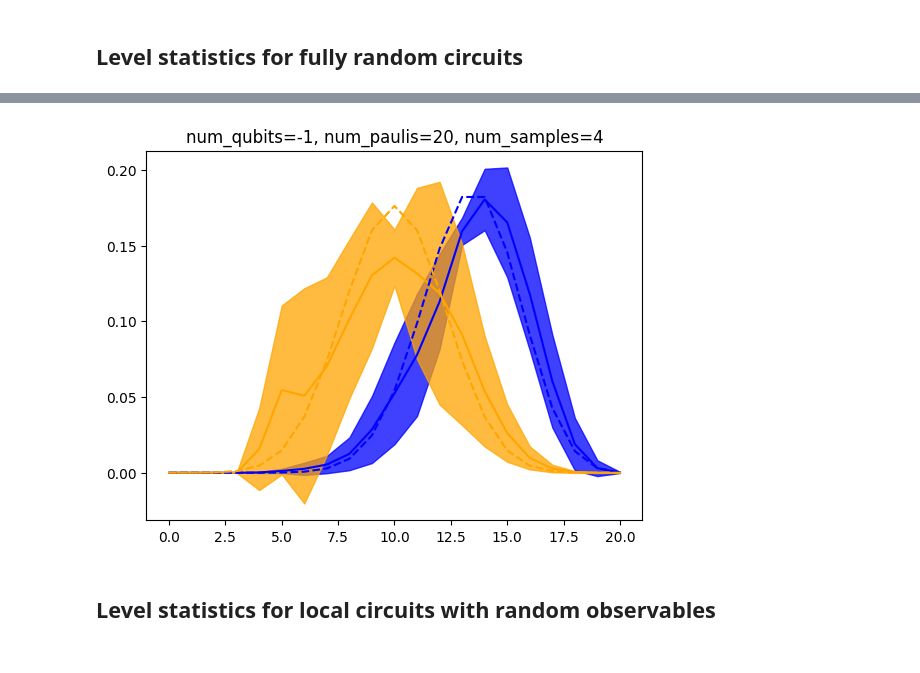
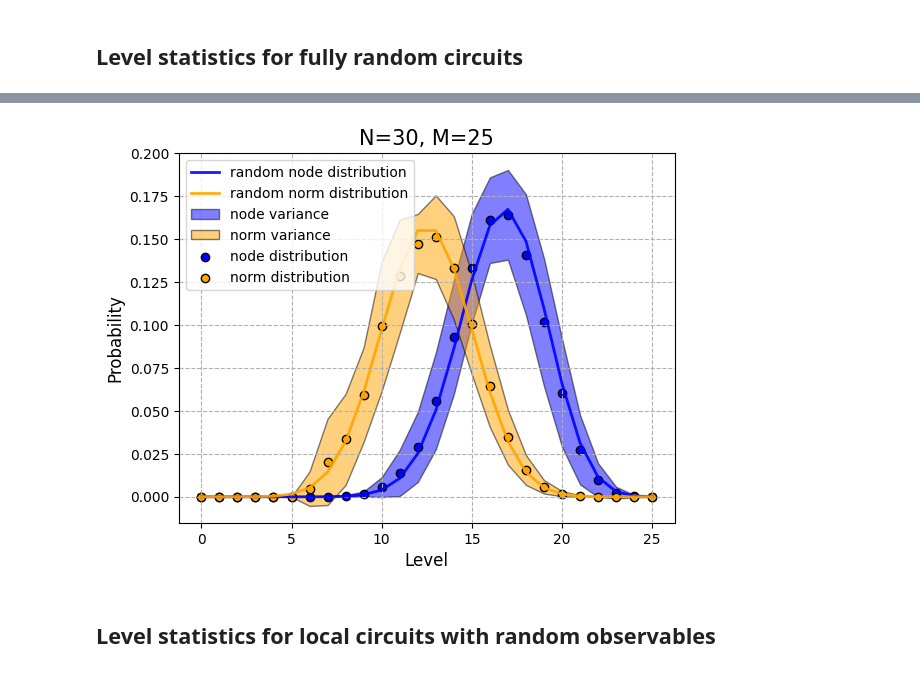
Before and after one commit to idnm/FourierVQA, a Jupyter notebook: experiments.ipynb, the cells around one changed output, grey strips where cells are left out. Saved outputs shown, nothing was run; the diff lists cells and outputs as text; code cells hidden in the pictures.

```diff
--- a/experiments.ipynb
+++ b/experiments.ipynb
@@ -296,3 +257,21 @@ def plot_node_stats(all_node_samples, plot_random=True, num_qubits=-1):
 # Random circuits
 # %% [markdown]
 ## Level statistics for fully random circuits
+# %%
+np.random.seed(1)
+
+num_qubits = 5
+num_paulis = 27
+num_samples = 10
+
+pauli_seeds = np.random.randint(0, 2**32-1, (num_samples, num_paulis))
+observable_seeds = np.random.randint(0, 2**32-1, num_samples)
+
+paulis = [[random_pauli(num_qubits, seed) for seed in seeds_row] for seeds_row in pauli_seeds]
+observables = [random_pauli(num_qubits, seed) for seed in observable_seeds]
+
+pauli_circuits = [PauliCircuit(p) for p in paulis]
+fourier_computations = [FourierComputation(pauli_circuit, observable) for pauli_circuit, observable in zip(pauli_circuits, observables)]
+
+for fourier_computation in tqdm(fourier_computations):
+    fourier_computation.run(check_admissible=False, verbose=False)
@@ -299,9 +310,9 @@ def plot_node_stats(all_node_samples, plot_random=True, num_qubits=-1):
 # %%
-np.random.seed(0)
+np.random.seed(1)
 
-num_qubits = 15
-num_paulis = 20
-num_samples = 4
+num_qubits = 30
+num_paulis = 25
+num_samples = 20
 
 pauli_seeds = np.random.randint(0, 2**32-1, (num_samples, num_paulis))
 observable_seeds = np.random.randint(0, 2**32-1, num_samples)
@@ -312,13 +323,15 @@ observables = [random_pauli(num_qubits, seed) for seed in observable_seeds]
 pauli_circuits = [PauliCircuit(p) for p in paulis]
 fourier_computations = [FourierComputation(pauli_circuit, observable) for pauli_circuit, observable in zip(pauli_circuits, observables)]
 
-for fourier_computation in fourier_computations:
+for fourier_computation in tqdm(fourier_computations):
     fourier_computation.run(check_admissible=False, verbose=False)
-# %%
-all_node_samples = np.array([fourier_computation.node_stats() for fourier_computation in fourier_computations])
-plot_node_stats(all_node_samples, plot_random=True)
-# %% [output]
-[figure, removed]
+# %%
+all_node_samples = np.array([fourier_computation.node_stats() for fourier_computation in fourier_computations])
+plot_node_stats(all_node_samples, plot_random=True)
+plt.title(f'N={num_qubits}, M={num_paulis}', fontsize=15);
+plt.savefig('tex/figures/random.png')
+# %% [output]
+[figure, added]
 # %% [markdown]
 ## Level statistics for local circuits with random observables
 # %%
```
Also changed, not shown: parts of 33 cells of this notebook, 2 other files.
